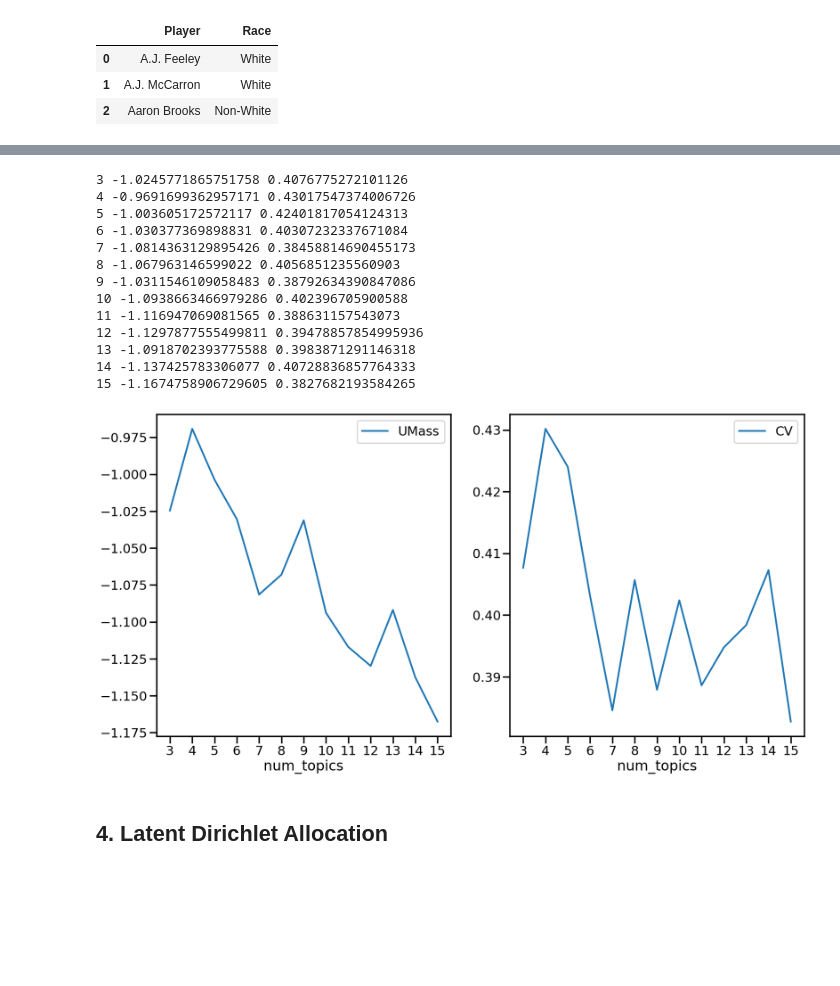
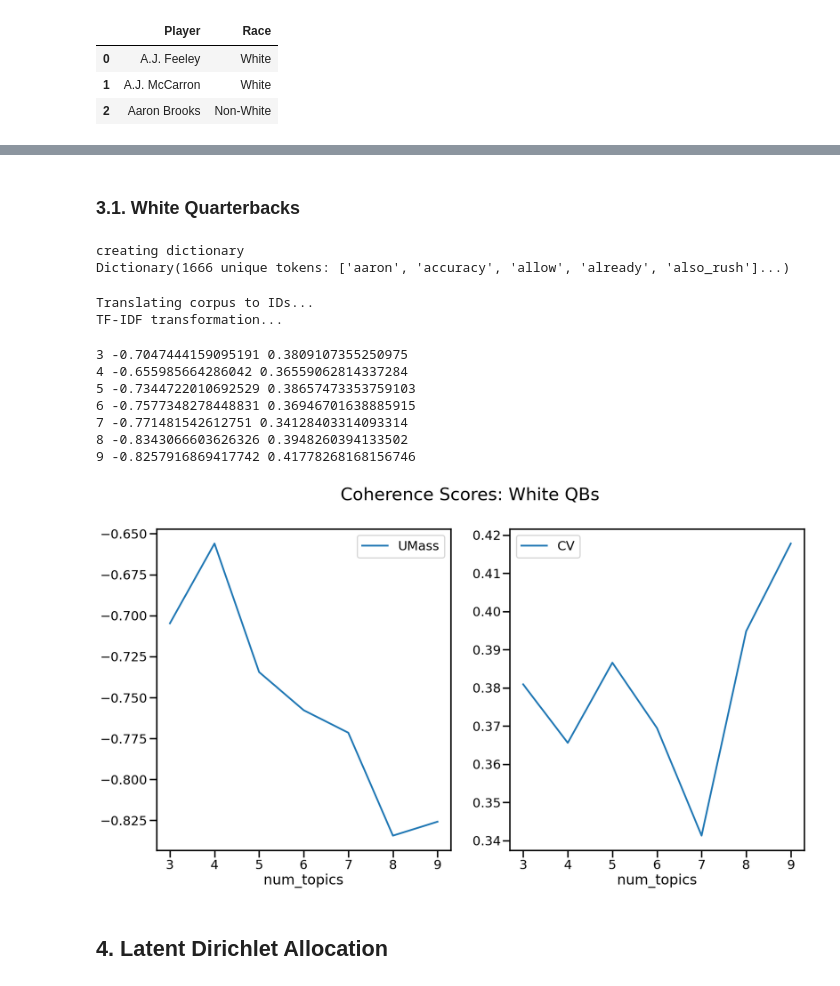
Before and after one commit to Ezekiel-25-17/Racial_Bias_in_American_Football, a Jupyter notebook: topic_model_WIP.ipynb, the cells around one changed output, grey strips where cells are left out. Saved outputs shown, nothing was run; the diff lists cells and outputs as text; code cells hidden in the pictures; blank space fills up the shorter version.

```diff
--- a/topic_model_WIP.ipynb
+++ b/topic_model_WIP.ipynb
@@ -217,9 +323,52 @@ plt.show()
+# %%
+checkpoint = '__checkpoints'
+filename = 'reports_cleaned'
+
+# Load our dataframe
+with open(os.path.join(checkpoint, filename + '.pkl'), 'rb') as f:
+    df = pickle.load(f)
+
+# Split the dataset for white and non-white players
+w = df[df['Race'] == 'White'].reset_index(drop=True)
+nw = df[df['Race'] == 'Non-White'].reset_index(drop=True)
+# %% [markdown]
+### 3.1. White Quarterbacks
+# %%
+df = w
+
+# Create instances
+instances = df['Report_Cleaned'].apply(str.split).tolist()
+print("creating dictionary", flush=True)
+
+# Read in instances and create Dictionary object w information about frequencies etc.
+phrases = Phrases(instances, min_count=5, threshold=1)
+instances_colloc = phrases[instances]
+
+dictionary = Dictionary(instances_colloc)
+# Get rid of words that are too rare or too frequent
+dictionary.filter_extremes(no_below=10, no_above=0.5)
+print(dictionary, flush=True)
+# %% [output]
+creating dictionary
+Dictionary(1666 unique tokens: ['aaron', 'accuracy', 'allow', 'already', 'also_rush']...)
+# %%
+# Replace words by their numerical IDs and their frequency
+print("Translating corpus to IDs...", flush=True)
+ldacorpus = [dictionary.doc2bow(text) for text in instances]
+# Learn TFIDF values from corpus
+print("TF-IDF transformation...", flush=True)
+tfidfmodel = TfidfModel(ldacorpus)
+# Transform raw frequencies into TFIDF
+model_corpus = tfidfmodel[ldacorpus]
+# %% [output]
+Translating corpus to IDs...
+TF-IDF transformation...
 # %%
 # To find the best number of topics, we run a `CoherenceModel` with different evaluation scores
 
 coherence_values = []
 
-for num_topics in range(3, 16):
+for num_topics in range(3, 10):
     model = LdaMulticore(corpus=model_corpus,
                          id2word=dictionary,
                          num_topics=num_topics, random_state=42)
@@ -240,30 +389,25 @@ for num_topics in range(3, 16):
     print(num_topics, umass_score, cv_score)
     coherence_values.append((num_topics, umass_score, cv_score))
 # %% [output]
-3 -1.0245771865751758 0.4076775272101126
-4 -0.9691699362957171 0.43017547374006726
-5 -1.003605172572117 0.42401817054124313
-6 -1.030377369898831 0.40307232337671084
-7 -1.0814363129895426 0.38458814690455173
-8 -1.067963146599022 0.4056851235560903
-9 -1.0311546109058483 0.38792634390847086
-10 -1.0938663466979286 0.402396705900588
-11 -1.116947069081565 0.388631157543073
-12 -1.1297877555499811 0.39478857854995936
-13 -1.0918702393775588 0.3983871291146318
-14 -1.137425783306077 0.40728836857764333
-15 -1.1674758906729605 0.3827682193584265
+3 -0.7047444159095191 0.3809107355250975
+4 -0.655985664286042 0.36559062814337284
+5 -0.7344722010692529 0.38657473353759103
+6 -0.7577348278448831 0.36946701638885915
+7 -0.771481542612751 0.34128403314093314
+8 -0.8343066603626326 0.3948260394133502
+9 -0.8257916869417742 0.41778268168156746
 # %%
 seaborn.set_context('poster') # Use large font
 
 scores = pd.DataFrame(coherence_values, columns=['num_topics', 'UMass', 'CV'])
 # scores['UMass'] = -scores['UMass']
 fig, ax = plt.subplots(nrows=1, ncols=2, figsize=(20, 10))
-scores.plot.line(x='num_topics', y='UMass', ax=ax[0], xticks=range(3,16))
-scores.plot.line(x='num_topics', y='CV', ax=ax[1], xticks=range(3,16))
+scores.plot.line(x='num_topics', y='UMass', ax=ax[0], xticks=range(3,10))
+scores.plot.line(x='num_topics', y='CV', ax=ax[1], xticks=range(3,10))
+fig.suptitle("Coherence Scores: White QBs", fontsize=30)
 plt.show()
 # %% [output]
-[figure, old version]
+[figure, new version]
 # %% [markdown]
 ## 4. Latent Dirichlet Allocation
 # %%
```
Also changed, not shown: parts of 13 cells of this notebook.
